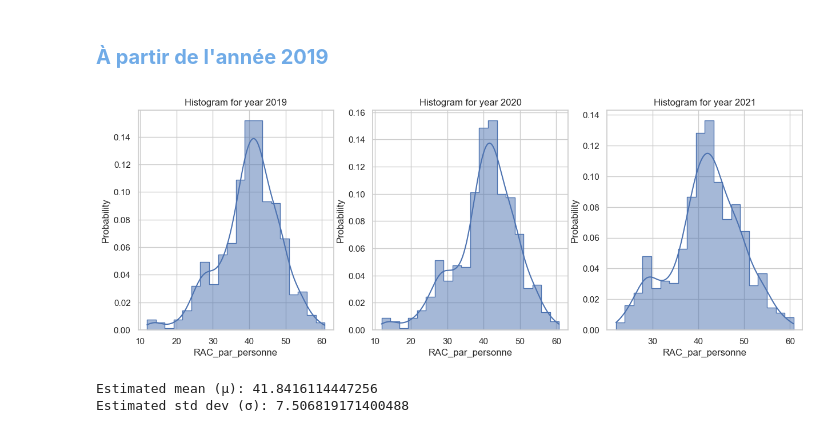
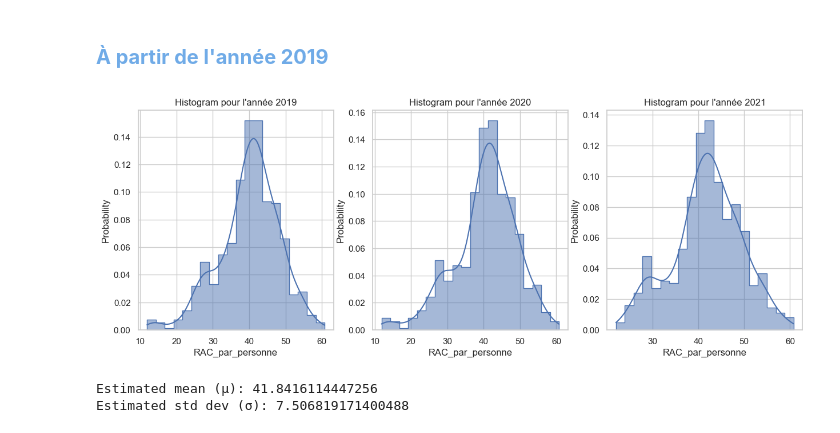
Before and after one commit to YounesOuarhim/Projet-s8, a Jupyter notebook: Notebooks/Sinistrality/notebook sinistrality bis 2.ipynb, the cells around one changed output. Saved outputs shown, nothing was run; the diff lists cells and outputs as text; code cells hidden in the pictures.

```diff
--- a/Notebooks/Sinistrality/notebook sinistrality bis 2.ipynb
+++ b/Notebooks/Sinistrality/notebook sinistrality bis 2.ipynb
@@ -417,20 +403,20 @@ def GLM_model(year, ending_year= 2024):
 # %%
 year = 2021
 fig, axes = plt.subplots(1, 3, figsize=(15, 5))
 
-axes[0].set_title(f"Histogram for year {year-2}")
+axes[0].set_title(f"Histogram pour l'année {year-2}")
 sns.histplot(data=get_all_data_beginning_from_year(year-2), x="RAC_par_personne", stat="probability", common_norm=False, bins=20, kde=True, palette="crest", alpha=.5, element="step", ax=axes[0])
 
-axes[1].set_title(f"Histogram for year {year-1}")
+axes[1].set_title(f"Histogram pour l'année {year-1}")
 sns.histplot(data=get_all_data_beginning_from_year(year-1), x="RAC_par_personne", stat="probability", common_norm=False, bins=20, kde=True, palette="crest", alpha=.5, element="step", ax=axes[1])
 
-axes[2].set_title(f"Histogram for year {year}")
+axes[2].set_title(f"Histogram pour l'année {year}")
 sns.histplot(data=get_all_data_beginning_from_year(year), x="RAC_par_personne", stat="probability", common_norm=False, bins=20, kde=True, palette="crest", alpha=.5, element="step", ax=axes[2])
 
 plt.show()
 glm_model, glm_results = GLM_model(year)
 # %% [output]
-[figure, old version]
+[figure, new version]
 # %%
 ## Get qq plot
 get_q_q_plots(year)
```
Also changed, not shown: parts of 22 cells of this notebook, 4 other files.
